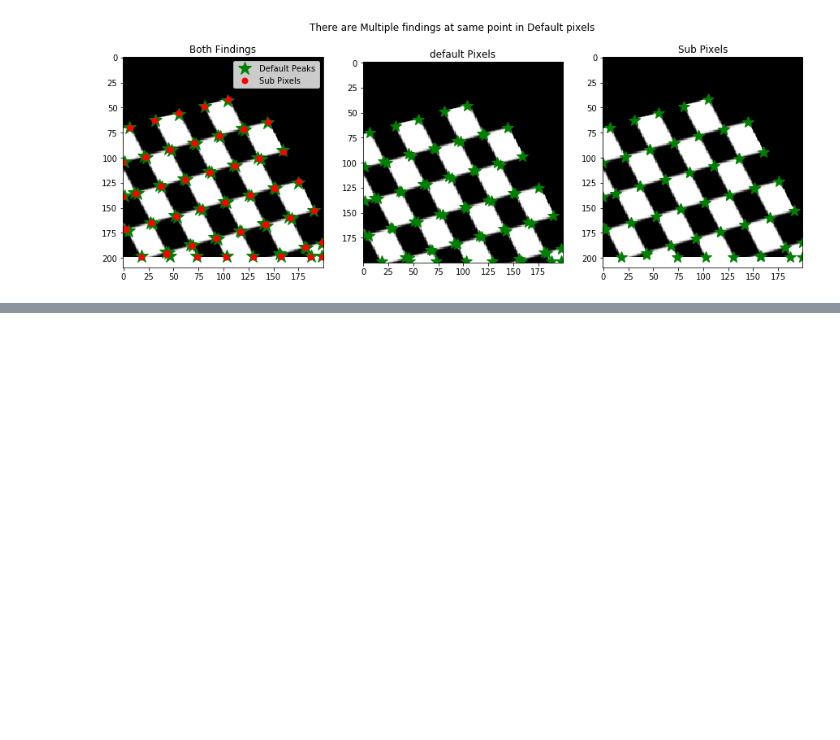
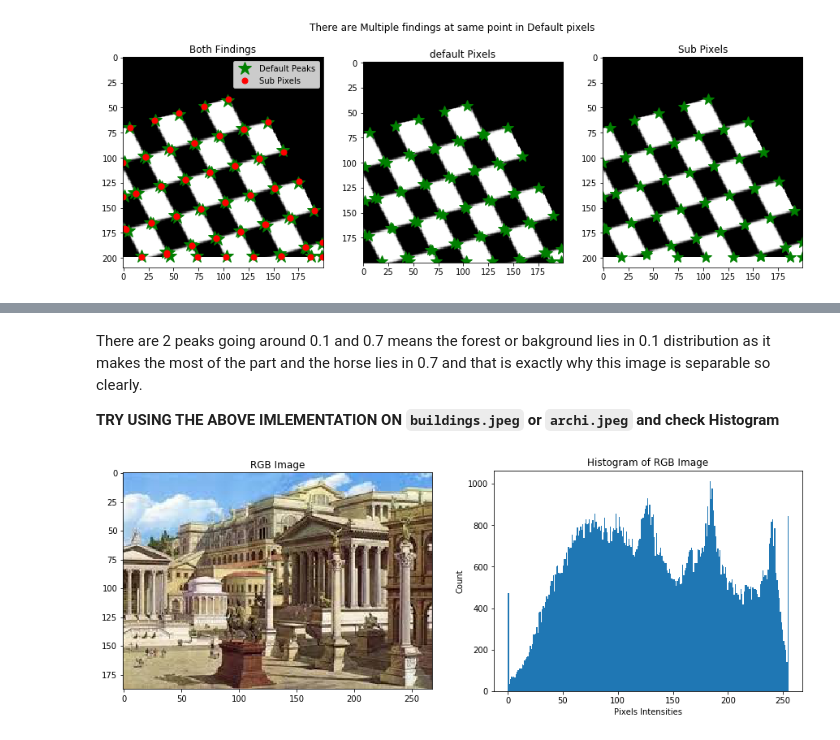
Before and after one commit to deshwalmahesh/Image-Processing, a Jupyter notebook: Part 2/Image Processing- Part 2.ipynb, the cells around one changed output, grey strips where cells are left out. Cells and saved outputs as stored; diff of their text form; code cells hidden in the pictures; blank space fills up the shorter version.

```diff
--- a/Part 2/Image Processing- Part 2.ipynb
+++ b/Part 2/Image Processing- Part 2.ipynb
@@ -206,0 +260,19 @@ Classify Pixels of an image in diffrent categories(black/white, Foreground/Backg
+# %% [markdown]
+There are 2 peaks going around 0.1 and 0.7 means the forest or bakground lies in 0.1 distribution as it makes the most of the part and the horse lies in 0.7 and that is exactly why this image is separable so clearly.
+
+**TRY USING THE ABOVE IMLEMENTATION ON `buildings.jpeg` or `archi.jpeg` and check Histogram**
+# %%
+rgb_img = imread('archi.jpeg')
+img = color.rgb2gray(rgb_img)
+
+f,ax = plt.subplots(1,2,figsize=(15,5))
+ax[0].imshow(rgb_img)
+ax[0].set_title('RGB Image')
+
+ax[1].hist(rgb_img.ravel(),bins=256) #nota bimodal histogram
+ax[1].set_title('Histogram of RGB Image')
+ax[1].set_ylabel('Count')
+ax[1].set_xlabel('Pixels Intensities')
+plt.show()
+# %% [output]
+[figure, added]
```
Also changed, not shown: parts of 9 cells of this notebook, 2 other files.
